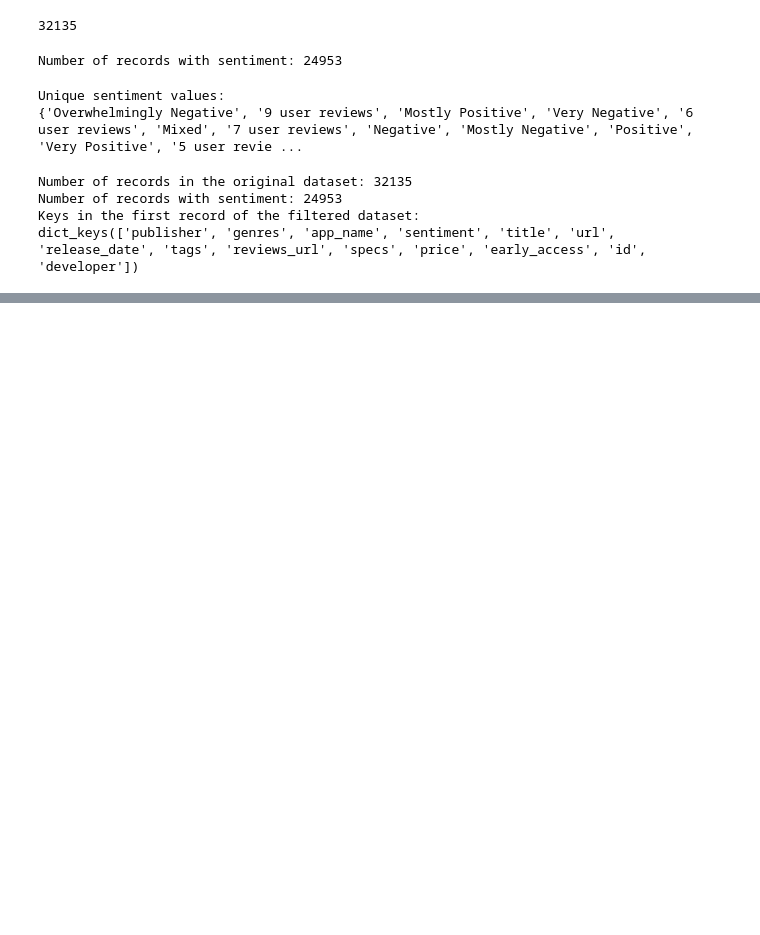
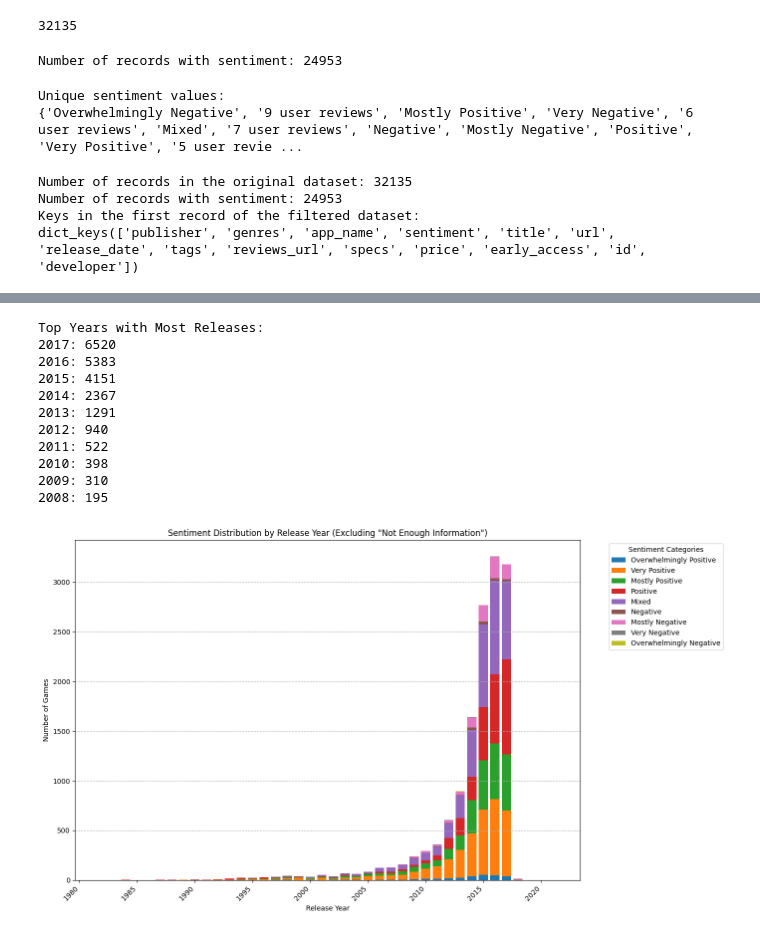
Before and after one commit to sek034/cse158_A2, a Jupyter notebook: A2_code.ipynb, the cells around one changed output, grey strips where cells are left out. Saved outputs shown, nothing was run; the diff lists cells and outputs as text; code cells hidden in the pictures; blank space fills up the shorter version.

```diff
--- a/A2_code.ipynb
+++ b/A2_code.ipynb
@@ -101,0 +221,65 @@ Not Enough Information: 9693 (38.85%)
+# %%
+# 1.5: Release Date Analysis
+def parse_date(date_string):
+    date_formats = ['%Y-%m-%d', '%b %Y', '%B %Y']
+    for fmt in date_formats:
+        try:
+            return datetime.strptime(date_string, fmt).year
+        except ValueError:
+            continue
+    return None
+
+release_years = [
+    parse_date(game['release_date'])
+    for game in filtered_dataset if 'release_date' in game and game['release_date']
+]
+
+release_years = [year for year in release_years if year is not None]
+release_year_counts = Counter(release_years)
+top_release_years = release_year_counts.most_common(10)
+print("Top Years with Most Releases:")
+for year, count in top_release_years:
+    print(f"{year}: {count}")
+
+sentiment_year_data = {}
+for game in filtered_dataset:
+    if 'release_date' in game and game['release_date'] and 'sentiment' in game:
+        year = parse_date(game['release_date'])
+        sentiment = filter_sentiment(game['sentiment'])
+        if year is not None and sentiment != "Not Enough Information":
+            if year not in sentiment_year_data:
+                sentiment_year_data[year] = Counter()
+            sentiment_year_data[year][sentiment] += 1
+
+sorted_years = sorted(sentiment_year_data.keys())
+valid_sentiments = [sentiment for sentiment in sentiment_order if sentiment != "Not Enough Information"]
+yearly_sentiments = {sentiment: [sentiment_year_data[year].get(sentiment, 0) for year in sorted_years]
+                     for sentiment in valid_sentiments}
+
+plt.figure(figsize=(14, 8))
+bottoms = np.zeros(len(sorted_years))
+for sentiment in valid_sentiments:
+    plt.bar(sorted_years, yearly_sentiments[sentiment], bottom=bottoms, label=sentiment, width=0.8)
+    bottoms += yearly_sentiments[sentiment]
+
+plt.xlabel('Release Year')
+plt.ylabel('Number of Games')
+plt.title('Sentiment Distribution by Release Year (Excluding "Not Enough Information")')
+plt.legend(title='Sentiment Categories', bbox_to_anchor=(1.05, 1), loc='upper left')
+plt.xticks(rotation=45, ha='right')
+plt.tight_layout()
+plt.grid(axis='y', linestyle='--')
+plt.show()
+# %% [output]
+Top Years with Most Releases:
+2017: 6520
+2016: 5383
+2015: 4151
+2014: 2367
+2013: 1291
+2012: 940
+2011: 522
+2010: 398
+2009: 310
+2008: 195
+[figure, added]
```
Also changed, not shown: parts of 5 cells of this notebook.
